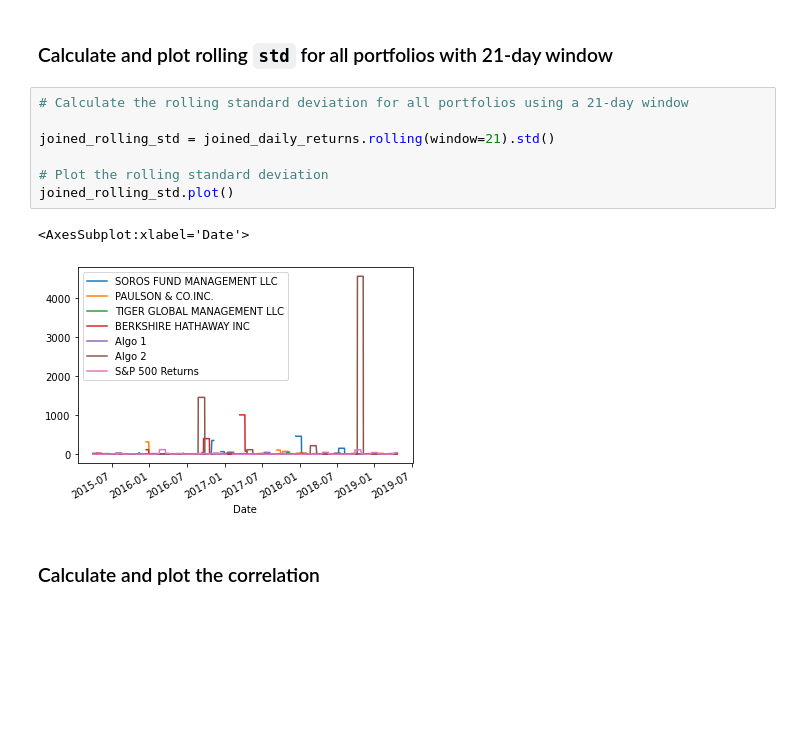
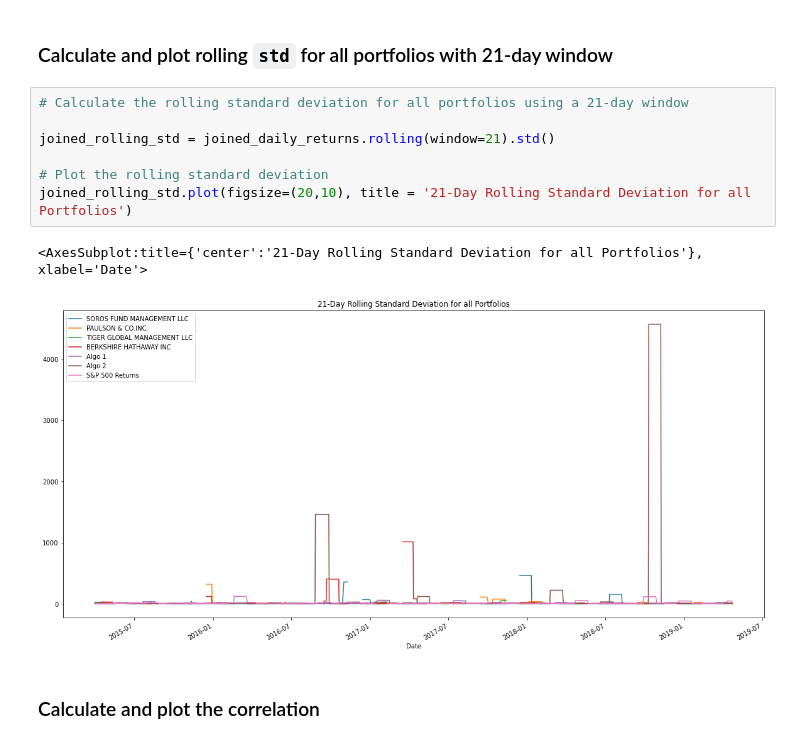
Before and after one commit to farmerplants/pandas-homework, a Jupyter notebook: whale_analysis.ipynb, the cells around one changed output. Saved outputs shown, nothing was run; the diff lists cells and outputs as text; blank space fills up the shorter version.

Commit message:
up to the custom portfolio stuff now

```diff
--- a/whale_analysis.ipynb
+++ b/whale_analysis.ipynb
@@ -320,13 +320,13 @@ Risk changes over time. Analyze the rolling statistics for Risk and Beta.
 # %%
 # Calculate the rolling standard deviation for all portfolios using a 21-day window
 
 joined_rolling_std = joined_daily_returns.rolling(window=21).std()
 
 # Plot the rolling standard deviation
-joined_rolling_std.plot()
+joined_rolling_std.plot(figsize=(20,10), title = '21-Day Rolling Standard Deviation for all Portfolios')
 # %% [output]
-<AxesSubplot:xlabel='Date'>
+<AxesSubplot:title={'center':'21-Day Rolling Standard Deviation for all Portfolios'}, xlabel='Date'>
-[figure, old version]
+[figure, new version]
 # %% [markdown]
 ### Calculate and plot the correlation
 # %%
```
Also changed, not shown: parts of 7 cells of this notebook.
